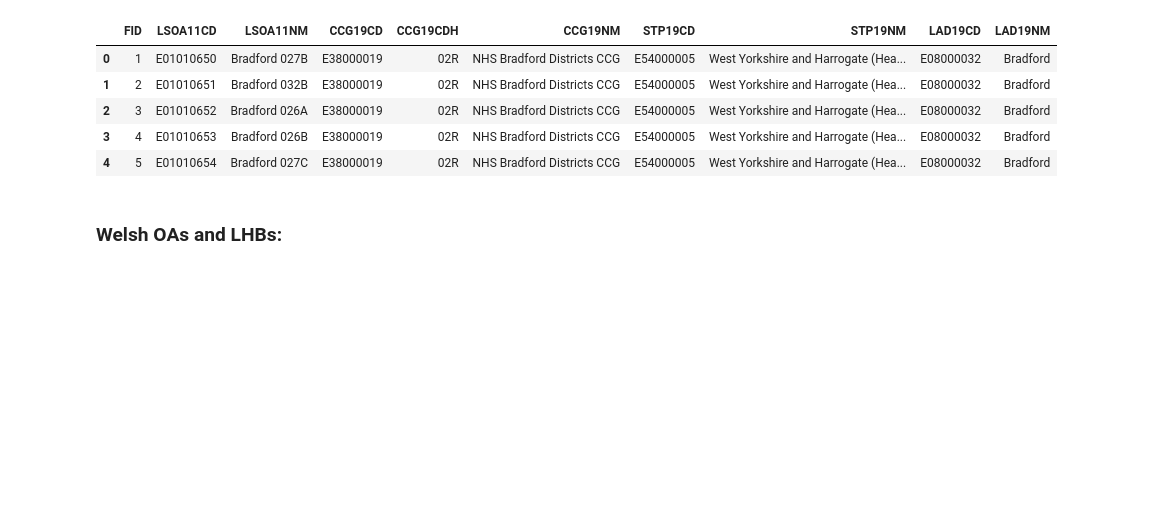
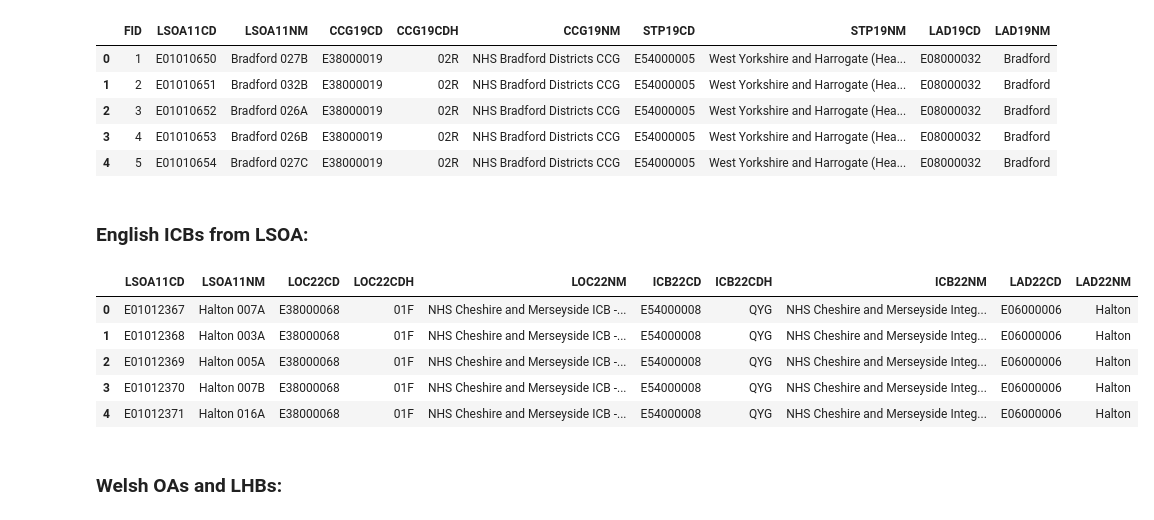
Before and after one commit to samuel-book/geography_data, a Jupyter notebook: tabular/link_LSOAs_to_ONS_regions.ipynb, the cells around one changed output. Saved outputs shown, nothing was run; the diff lists cells and outputs as text; code cells hidden in the pictures; blank space fills up the shorter version.

```diff
--- a/tabular/link_LSOAs_to_ONS_regions.ipynb
+++ b/tabular/link_LSOAs_to_ONS_regions.ipynb
@@ -90,3 +61,16 @@ STP19NM_England = df_lsoa_ccg_stp['STP19NM']
+# %% [markdown]
+### English ICBs from LSOA:
+# %%
+df_lsoa_icb = pd.read_csv(f'{dir_ons_tabular}LSOA11_LOC22_ICB22_LAD22_EN_LU.csv')
+
+df_lsoa_icb.head()
+# %% [output]
+|  | LSOA11CD | LSOA11NM | LOC22CD | LOC22CDH | LOC22NM | ICB22CD | ICB22CDH | ICB22NM | LAD22CD | LAD22NM |
+| 0 | E01012367 | Halton 007A | E38000068 | 01F | NHS Cheshire and Merseyside ICB -... | E54000008 | QYG | NHS Cheshire and Merseyside Integ... | E06000006 | Halton |
+| 1 | E01012368 | Halton 003A | E38000068 | 01F | NHS Cheshire and Merseyside ICB -... | E54000008 | QYG | NHS Cheshire and Merseyside Integ... | E06000006 | Halton |
+| 2 | E01012369 | Halton 005A | E38000068 | 01F | NHS Cheshire and Merseyside ICB -... | E54000008 | QYG | NHS Cheshire and Merseyside Integ... | E06000006 | Halton |
+| 3 | E01012370 | Halton 007B | E38000068 | 01F | NHS Cheshire and Merseyside ICB -... | E54000008 | QYG | NHS Cheshire and Merseyside Integ... | E06000006 | Halton |
+| 4 | E01012371 | Halton 016A | E38000068 | 01F | NHS Cheshire and Merseyside ICB -... | E54000008 | QYG | NHS Cheshire and Merseyside Integ... | E06000006 | Halton |
 # %% [markdown]
 ### Welsh OAs and LHBs:
 # %%
```
Also changed, not shown: parts of 28 cells of this notebook.
